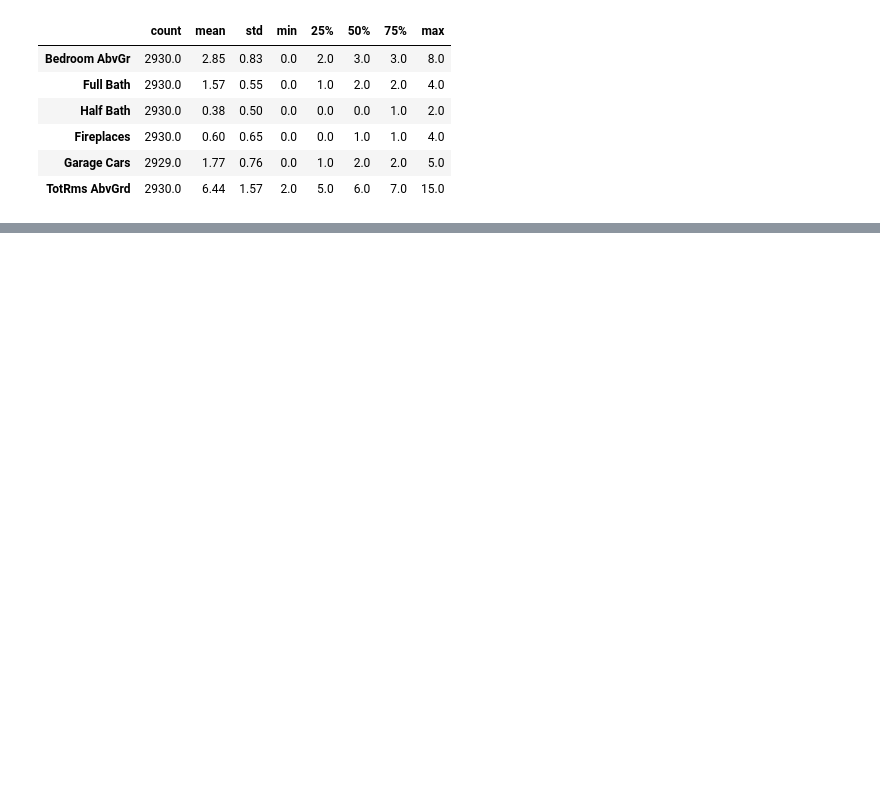
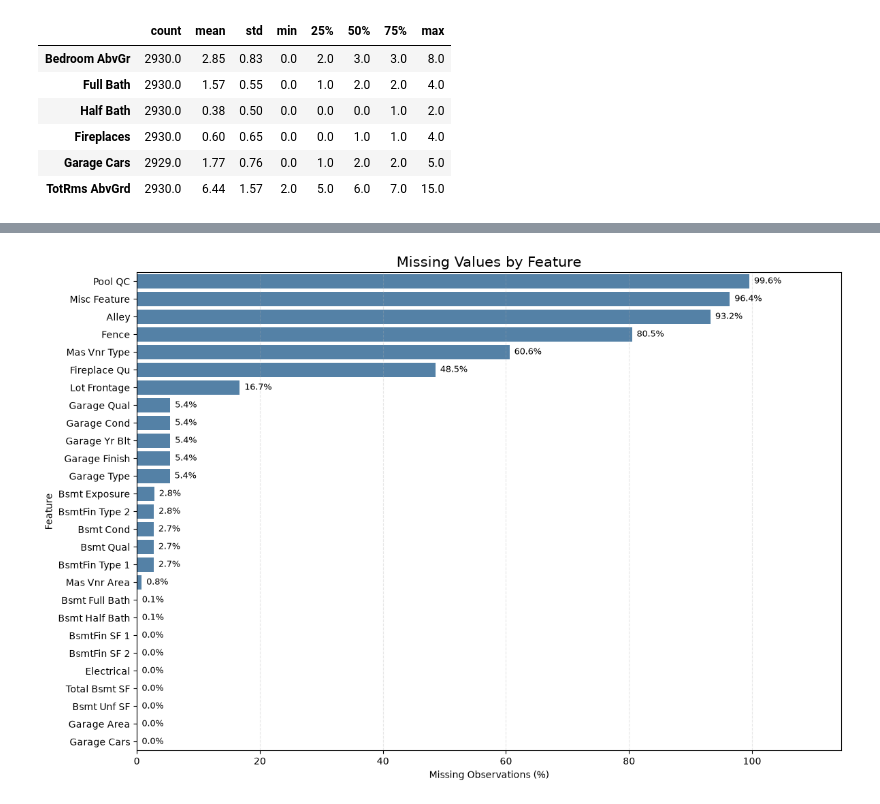
Before and after one commit to SimonRaul/ML_lab, a Jupyter notebook: dataUnderstanding&Quality.ipynb, the cells around one changed output, grey strips where cells are left out. Drawn from its saved outputs; the diff is of its cells as text; code cells hidden in the pictures; blank space fills up the shorter version.

```diff
--- a/dataUnderstanding&Quality.ipynb
+++ b/dataUnderstanding&Quality.ipynb
@@ -448,0 +710,19 @@ SalePrice skewness: 1.744
+# %%
+
+# A5.1 — Missing Values Overview
+
+missing_summary = pd.DataFrame({
+    "Missing Count": df.isna().sum(),
+    "Missing Percentage": df.isna().mean() * 100
+})
+
+missing_summary = (
+    missing_summary[missing_summary["Missing Count"] > 0]
+    .sort_values("Missing Count", ascending=False)
+)
+
+print(f"Total observations: {len(df)}")
+print(f"Total features with missing values: {len(missing_summary)}")
+print(f"Total missing cells: {df.isna().sum().sum()}")
+
+display(missing_summary.round(2))
@@ -448,0 +750,35 @@ SalePrice skewness: 1.744
+# %%
+
+# A5.2 — Missing Values by Feature
+
+plt.figure(figsize=(12, 8))
+
+ax = sns.barplot(
+    data=missing_summary.reset_index(),
+    x="Missing Percentage",
+    y="index",
+    color="steelblue"
+)
+
+for bar in ax.patches:
+    width = bar.get_width()
+    ax.annotate(
+        f"{width:.1f}%",
+        (width, bar.get_y() + bar.get_height() / 2),
+        xytext=(5, 0),
+        textcoords="offset points",
+        ha="left",
+        va="center",
+        fontsize=9
+    )
+
+plt.title("Missing Values by Feature", fontsize=15)
+plt.xlabel("Missing Observations (%)")
+plt.ylabel("Feature")
+plt.xlim(0, max(5, missing_summary["Missing Percentage"].max() * 1.15))
+plt.grid(axis="x", linestyle="--", alpha=0.3)
+
+plt.tight_layout()
+plt.show()
+# %% [output]
+[figure, added]
```
Also changed, not shown: parts of 21 cells of this notebook.
